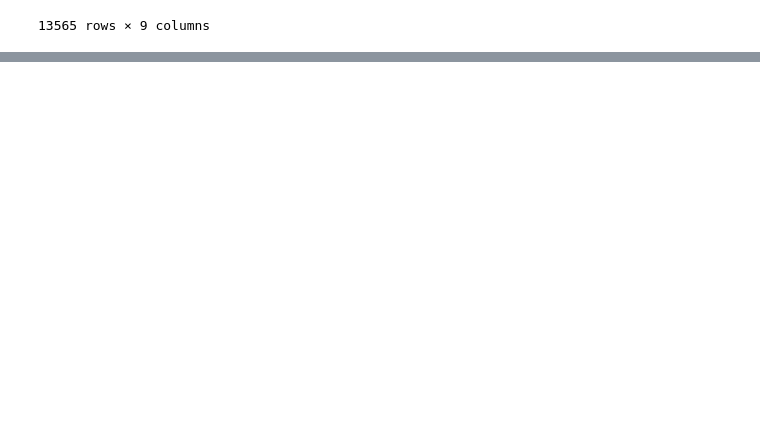
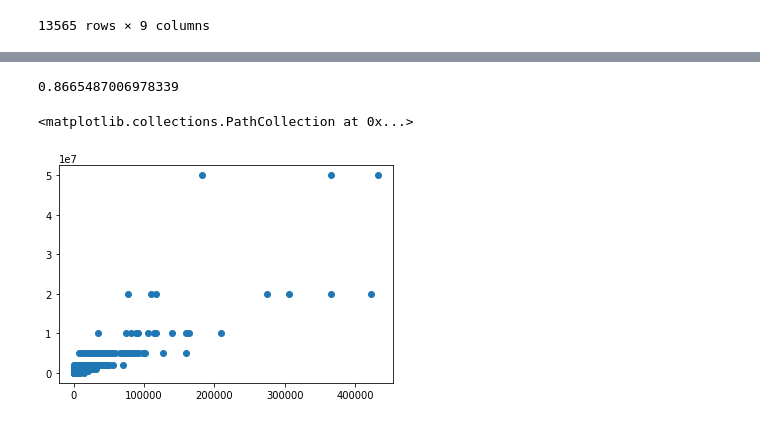
Before and after one commit to lolsniperftw/Sales-Amount-Project, a Jupyter notebook: games-sale-project.ipynb, the cells around one changed output, grey strips where cells are left out. Drawn from its saved outputs; the diff is of its cells as text; code cells hidden in the pictures; blank space fills up the shorter version.

```diff
--- a/games-sale-project.ipynb
+++ b/games-sale-project.ipynb
@@ -153,0 +168,3 @@ df
+# %%
+df_no_nan = load_dataset('./dataset_no_nan.csv')
+df_no_nan
@@ -153,0 +185,10 @@ df
+# %%
+df_no_nan['Maximum Owners'].corr(df_no_nan['Max Reviewers'], method='pearson') # checking if there is correlation between Maximum Owners and Max Reviewers
+# %% [output]
+0.8665487006978339
+# %%
+ct1 = pd.crosstab(df_no_nan['Maximum Owners'], df_no_nan['Max Reviewers'])
+plt.scatter(df_no_nan['Max Reviewers'], df_no_nan['Maximum Owners'])
+# %% [output]
+<matplotlib.collections.PathCollection at 0x...>
+[figure, added]
```
Also changed, not shown: parts of 6 cells of this notebook.
